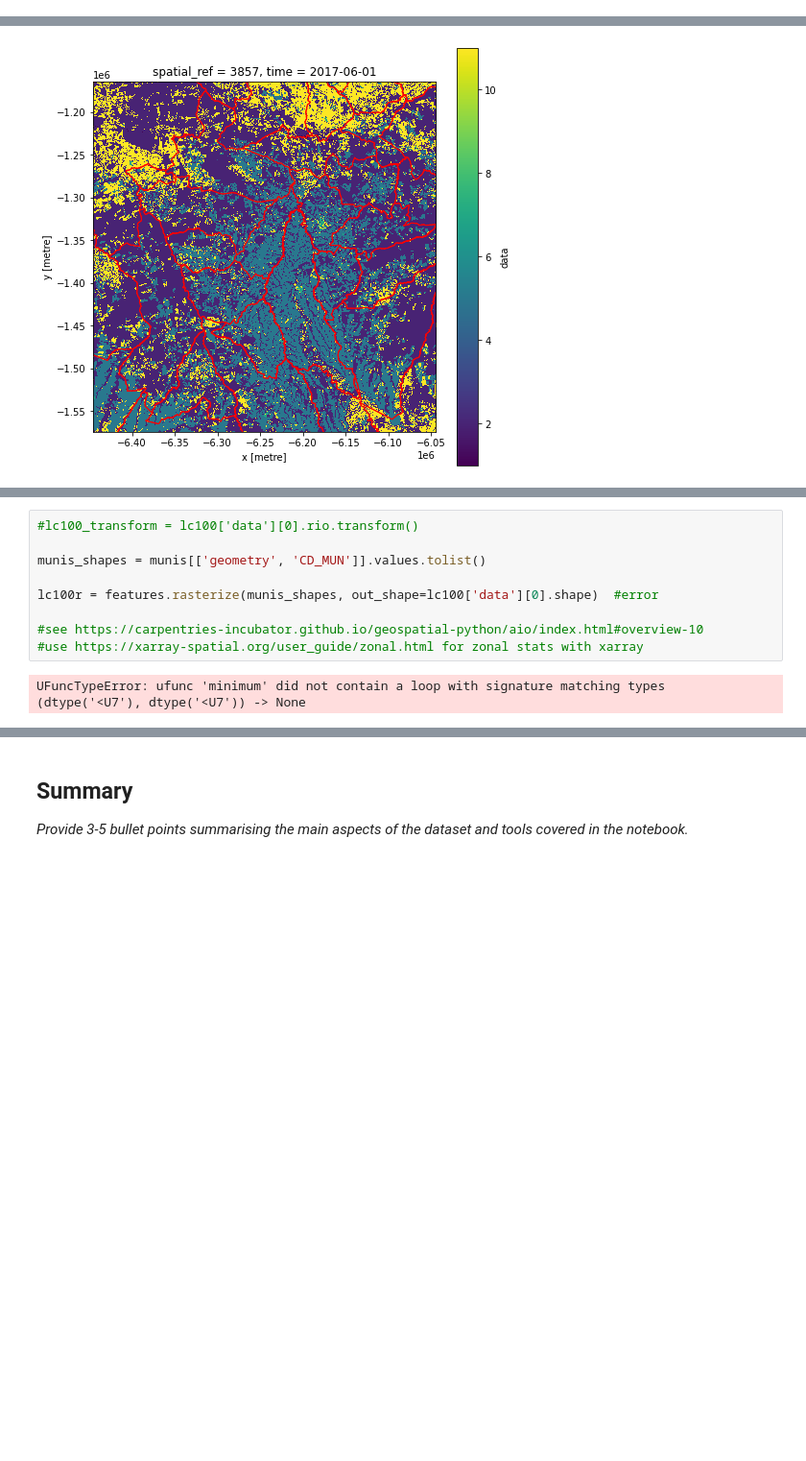
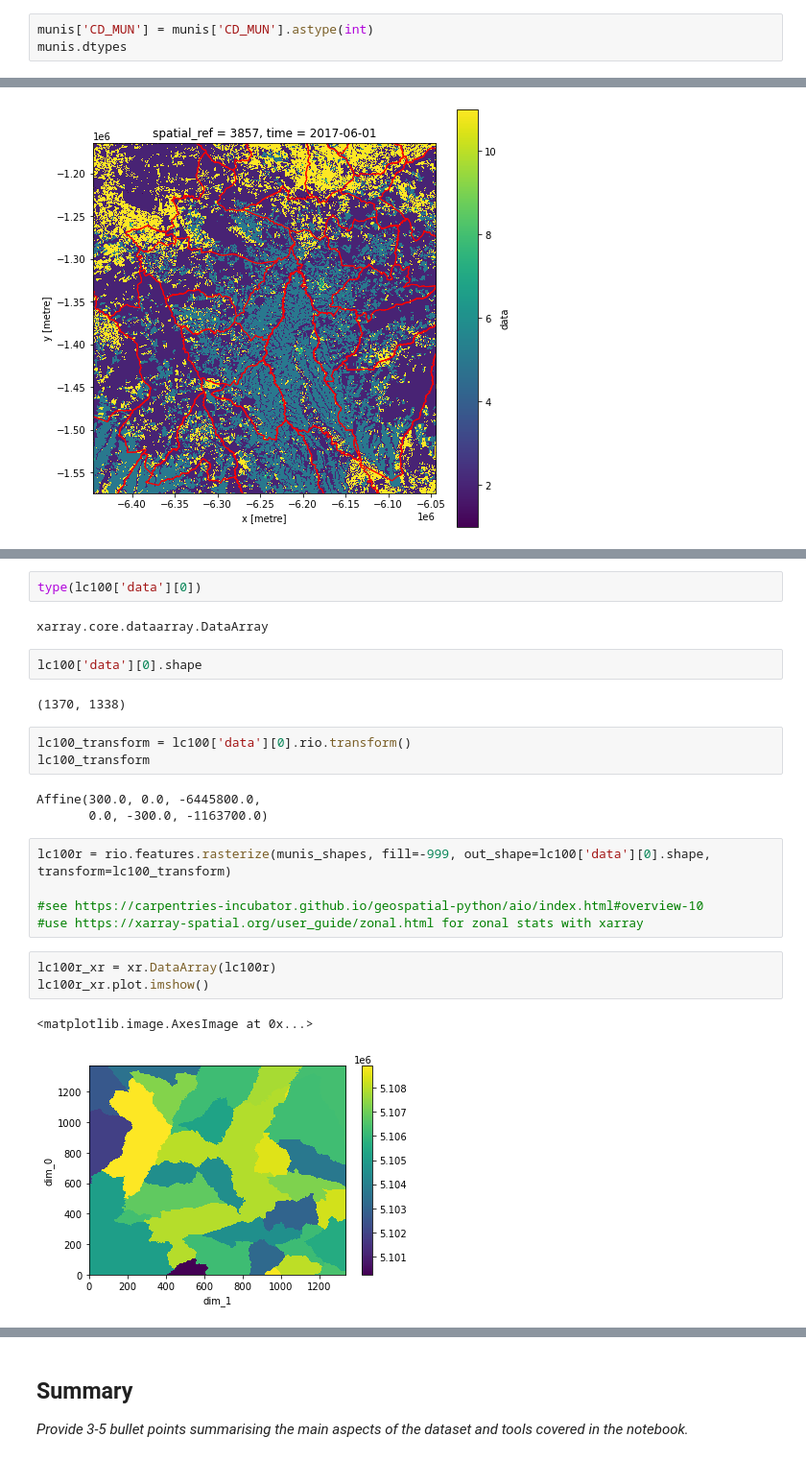
Before and after one commit to eds-book-gallery/b128b282-dee7-44a7-bc21-f1fd21452a83, a Jupyter notebook: general-exploration-landcover.ipynb, the cells around one changed output, grey strips where cells are left out. Shown at 96% size. Drawn from its saved outputs; the diff is of its cells as text; blank space fills up the shorter version.

```diff
--- a/general-exploration-landcover.ipynb
+++ b/general-exploration-landcover.ipynb
@@ -394,0 +406,3 @@ munis.head()
+# %%
+munis['CD_MUN'] = munis['CD_MUN'].astype(int)
+munis.dtypes
@@ -440,11 +485,25 @@ plt.show()
+# %%
+type(lc100['data'][0])
+# %% [output]
+xarray.core.dataarray.DataArray
+# %%
+lc100['data'][0].shape
+# %% [output]
+(1370, 1338)
+# %%
+lc100_transform = lc100['data'][0].rio.transform()
+lc100_transform
+# %% [output]
+Affine(300.0, 0.0, -6445800.0,
+       0.0, -300.0, -1163700.0)
 # %%
-#lc100_transform = lc100['data'][0].rio.transform()
-
-munis_shapes = munis[['geometry', 'CD_MUN']].values.tolist()
-
-lc100r = features.rasterize(munis_shapes, out_shape=lc100['data'][0].shape)  #error
+lc100r = rio.features.rasterize(munis_shapes, fill=-999, out_shape=lc100['data'][0].shape, transform=lc100_transform)
 
 #see https://carpentries-incubator.github.io/geospatial-python/aio/index.html#overview-10
 #use https://xarray-spatial.org/user_guide/zonal.html for zonal stats with xarray
-# %% [output]
-UFuncTypeError: ufunc 'minimum' did not contain a loop with signature matching types (dtype('<U7'), dtype('<U7')) -> None
+# %%
+lc100r_xr = xr.DataArray(lc100r)
+lc100r_xr.plot.imshow()
+# %% [output]
+<matplotlib.image.AxesImage at 0x...>
+[figure, added]
```
Also changed, not shown: parts of 12 cells of this notebook.
